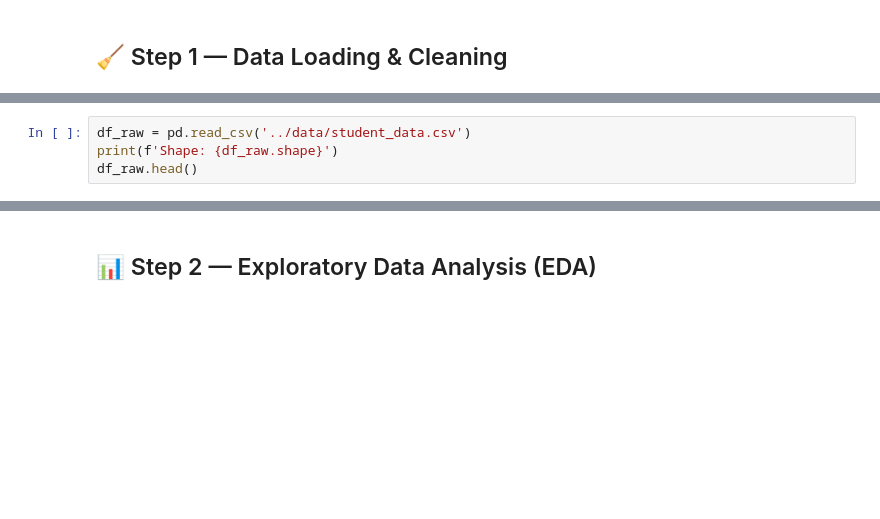
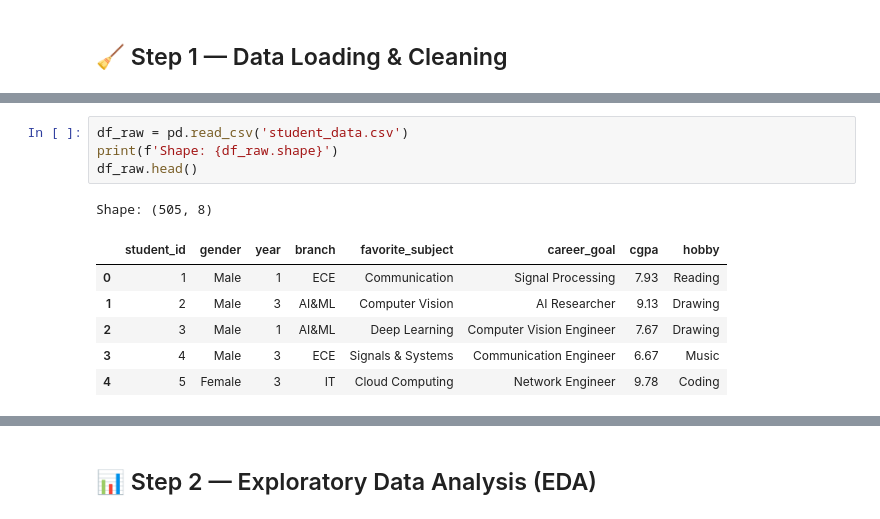
Before and after one commit to pravallika856/student-analysis-project, a Jupyter notebook: analysis.ipynb, the cells around one changed output, grey strips where cells are left out. Cells and saved outputs as stored; diff of their text form; blank space fills up the shorter version.

```diff
--- a/analysis.ipynb
+++ b/analysis.ipynb
@@ -27,7 +47,15 @@ ModuleNotFoundError: No module named 'seaborn'
 # %%
-df_raw = pd.read_csv('../data/student_data.csv')
+df_raw = pd.read_csv('student_data.csv')
 print(f'Shape: {df_raw.shape}')
 df_raw.head()
+# %% [output]
+Shape: (505, 8)
+|  | student_id | gender | year | branch | favorite_subject | career_goal | cgpa | hobby |
+| 0 | 1 | Male | 1 | ECE | Communication | Signal Processing | 7.93 | Reading |
+| 1 | 2 | Male | 3 | AI&ML | Computer Vision | AI Researcher | 9.13 | Drawing |
+| 2 | 3 | Male | 1 | AI&ML | Deep Learning | Computer Vision Engineer | 7.67 | Drawing |
+| 3 | 4 | Male | 3 | ECE | Signals & Systems | Communication Engineer | 6.67 | Music |
+| 4 | 5 | Female | 3 | IT | Cloud Computing | Network Engineer | 9.78 | Coding |
 # %%
 print('Column Info:')
 df_raw.info()
```
Also changed, not shown: parts of 14 cells of this notebook.
